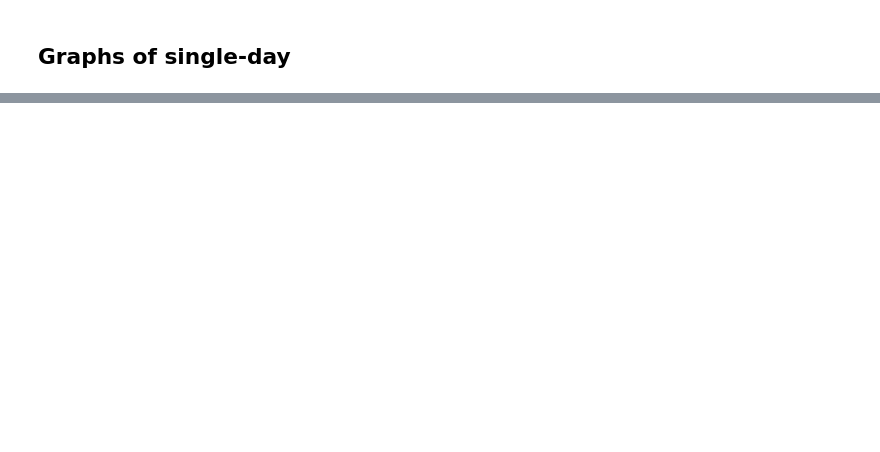
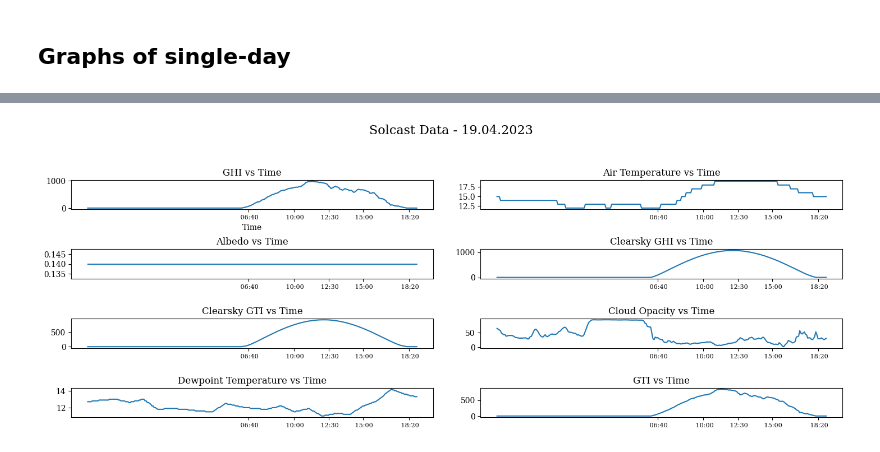
Before and after one commit to GustavoUNAL/Solar-1.233102--77.292833-, a Jupyter notebook: Notebooks/solcast.ipynb, the cells around one changed output, grey strips where cells are left out. Drawn from its saved outputs; the diff is of its cells as text; code cells hidden in the pictures; blank space fills up the shorter version.

```diff
--- a/Notebooks/solcast.ipynb
+++ b/Notebooks/solcast.ipynb
@@ -185,0 +116,68 @@ print(new_df.shape)
+# %%
+# multiplos graficos de todas las columnas de row_day
+fig, ax = plt.subplots(4, 2, figsize=(15, 6))
+fig.suptitle('Solcast Data - 19.04.2023', fontsize=16)
+# ajustar espacio entre subplots
+fig.tight_layout(pad=3.0)
+
+ax[0, 0].plot(row_day['Time'], row_day['GHI'])
+ax[0, 0].set_title('GHI vs Time')
+ax[0, 0].set_xlabel('Time')
+# ax[0, 0].set_ylabel('GHI')
+ax[0, 0].set_xticks([140, 180, 210,240, 280])
+ax[0, 0].tick_params(axis='x', labelsize=8)
+
+# air_temp
+ax[0, 1].plot(row_day['Time'], row_day['air_temp'])
+ax[0, 1].set_title('Air Temperature vs Time')
+# ax[0, 1].set_xlabel('Time')
+# ax[0, 1].set_ylabel('Air Temperature')
+ax[0, 1].set_xticks([140, 180, 210,240, 280])
+ax[0, 1].tick_params(axis='x', labelsize=8)
+# albedo
+ax[1, 0].plot(row_day['Time'], row_day['albedo'])
+ax[1, 0].set_title('Albedo vs Time')
+# ax[1, 0].set_xlabel('Time')
+# ax[1, 0].set_ylabel('Albedo')
+ax[1, 0].set_xticks([140, 180, 210,240, 280])
+ax[1, 0].tick_params(axis='x', labelsize=8)
+# clearsky_ghi
+ax[1, 1].plot(row_day['Time'], row_day['clearsky_ghi'])
+ax[1, 1].set_title('Clearsky GHI vs Time')
+# ax[1, 1].set_xlabel('Time')
+# ax[1, 1].set_ylabel('Clearsky GHI')
+ax[1, 1].set_xticks([140, 180, 210,240, 280])
+ax[1, 1].tick_params(axis='x', labelsize=8)
+#clearsky_gti
+ax[2, 0].plot(row_day['Time'], row_day['clearsky_gti'])
+ax[2, 0].set_title('Clearsky GTI vs Time')
+# ax[2, 0].set_xlabel('Time')
+# ax[2, 0].set_ylabel('Clearsky GTI')
+ax[2, 0].set_xticks([140, 180, 210,240, 280])
+ax[2, 0].tick_params(axis='x', labelsize=8)
+#cloud_opacity
+ax[2, 1].plot(row_day['Time'], row_day['cloud_opacity'])
+ax[2, 1].set_title('Cloud Opacity vs Time')
+# ax[2, 1].set_xlabel('Time')
+# ax[2, 1].set_ylabel('Cloud Opacity')
+ax[2, 1].set_xticks([140, 180, 210,240, 280])
+ax[2, 1].tick_params(axis='x', labelsize=8)
+#dewpoint_temp
+ax[3, 0].plot(row_day['Time'], row_day['dewpoint_temp'])
+ax[3, 0].set_title('Dewpoint Temperature vs Time')
+# ax[3, 0].set_xlabel('Time')
+# ax[3, 0].set_ylabel('Dewpoint Temperature')
+ax[3, 0].set_xticks([140, 180, 210,240, 280])
+ax[3, 0].tick_params(axis='x', labelsize=8)
+#gti
+ax[3, 1].plot(row_day['Time'], row_day['gti'])
+ax[3, 1].set_title('GTI vs Time')
+# ax[3, 1].set_xlabel('Time')
+# ax[3, 1].set_ylabel('GTI')
+ax[3, 1].set_xticks([140, 180, 210,240, 280])
+ax[3, 1].tick_params(axis='x', labelsize=8)
+
+
+plt.show()
+# %% [output]
+[figure, added]
```
Also changed, not shown: parts of 19 cells of this notebook, 4 other files.
